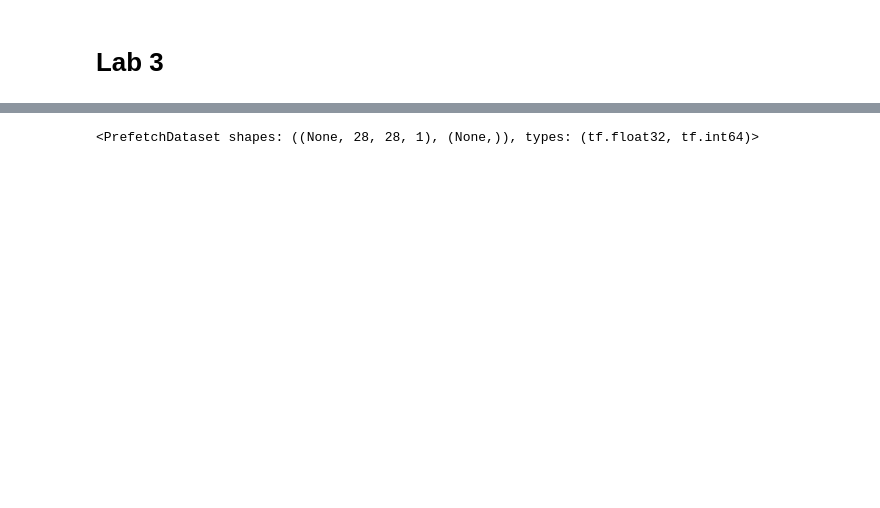
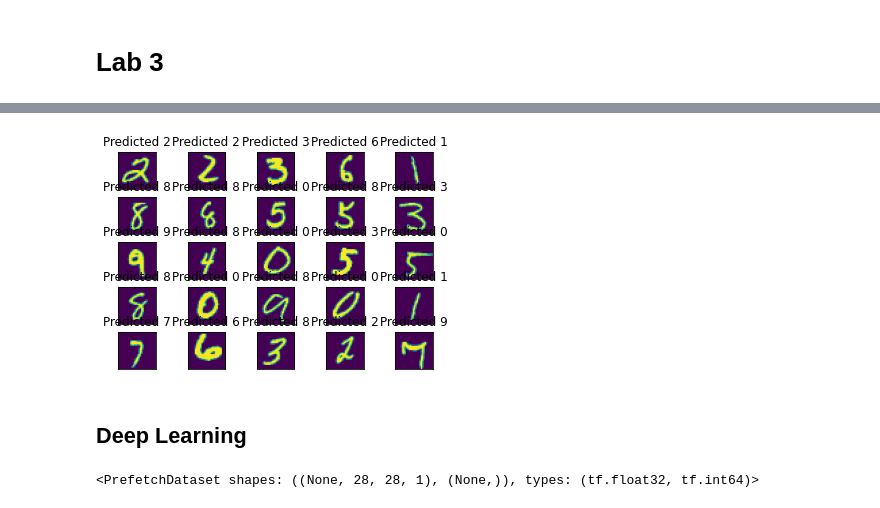
Before and after one commit to marcofuentes05/lab3-ds, a Jupyter notebook: Lab 3 - Number Recognition - Conv2D.ipynb, the cells around one changed output, grey strips where cells are left out. Saved outputs shown, nothing was run; the diff lists cells and outputs as text; code cells hidden in the pictures; blank space fills up the shorter version.

```diff
--- a/Lab 3 - Number Recognition - Conv2D.ipynb
+++ b/Lab 3 - Number Recognition - Conv2D.ipynb
@@ -10,3 +70,20 @@ np_config.enable_numpy_behavior()
+# %%
+for (index, (img, label)) in enumerate(d_test):
+  if (index<25):
+    plt.subplot(5,5,index+1)
+    plt.xticks([])
+    plt.yticks([])
+    plt.grid(False)
+    plt.imshow(img[0].reshape(28,28))
+    pred = np.argmax(model.predict(img)[0])
+    plt.title('Predicted {}'.format(pred))
+  else:
+    break
+plt.show()
+# %% [output]
+[figure, added]
+# %% [markdown]
+## Deep Learning
 # %%
 (ds_train, ds_test), ds_info = tfds.load(
     'mnist',
```
Also changed, not shown: parts of 15 cells of this notebook.
